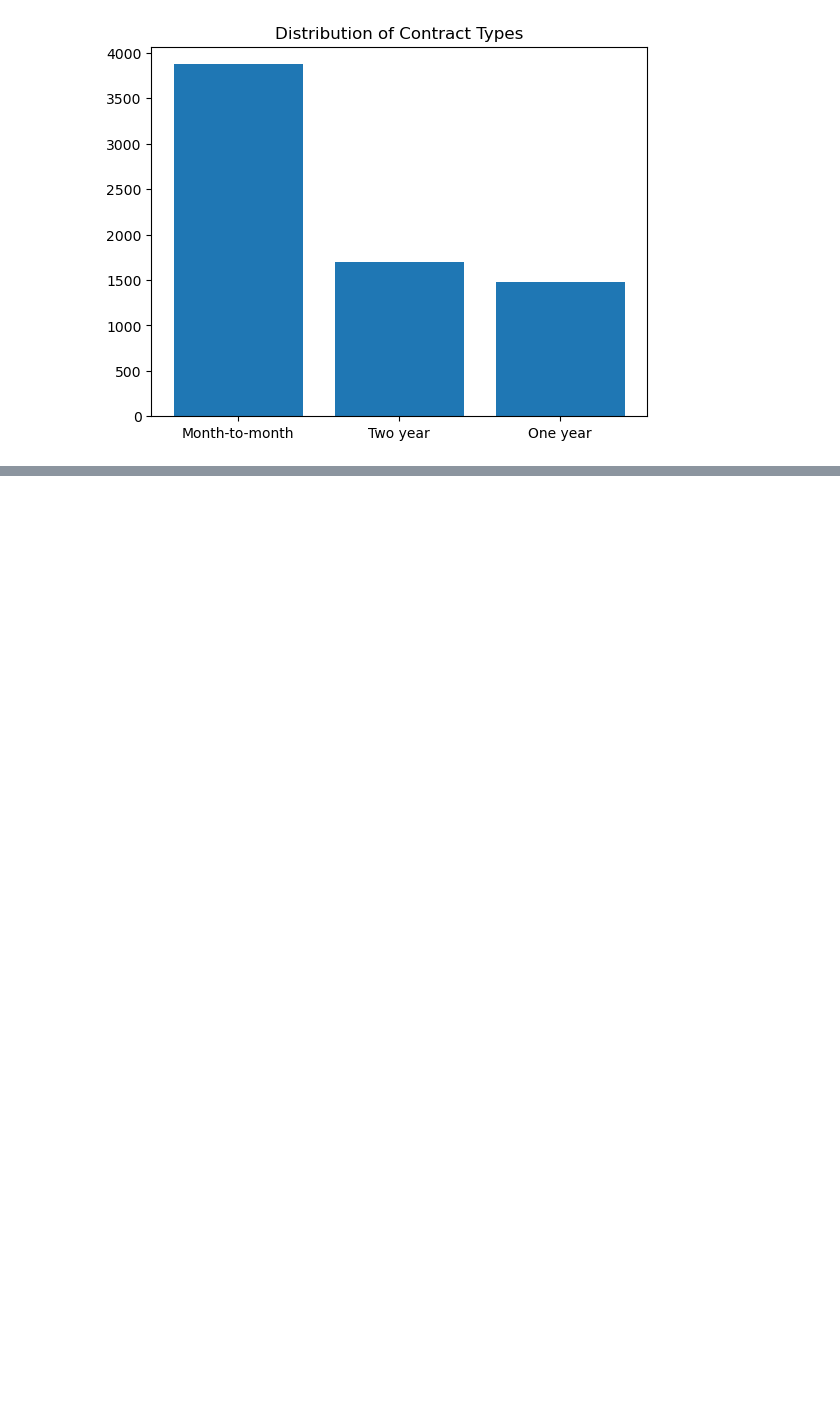
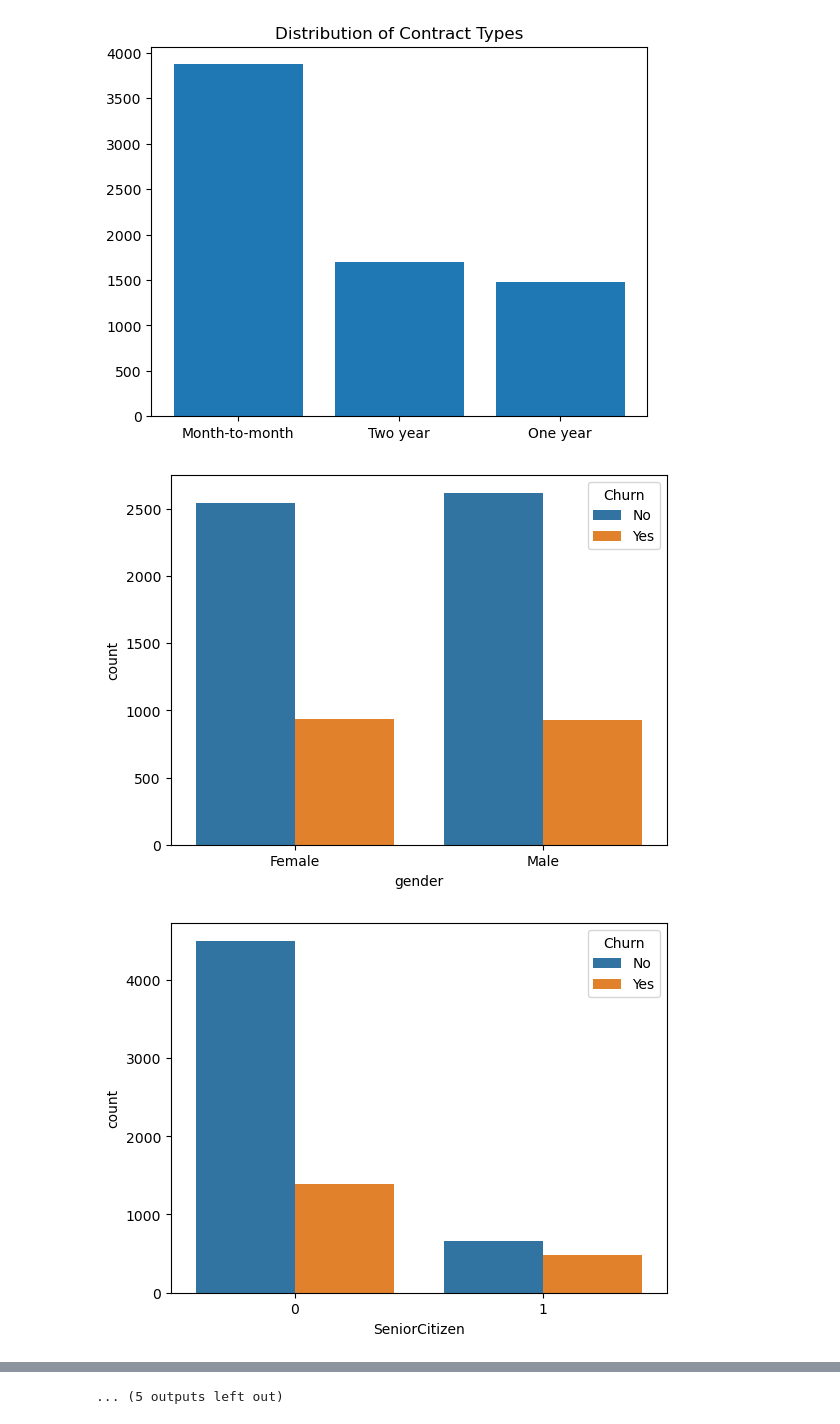
Before and after one commit to DaneFanalyst/telco_churn, a Jupyter notebook: churn.ipynb, the cells around one changed output, grey strips where cells are left out. Saved outputs shown, nothing was run; the diff lists cells and outputs as text; code cells hidden in the pictures; blank space fills up the shorter version.

```diff
--- a/churn.ipynb
+++ b/churn.ipynb
@@ -71,0 +81,3 @@ Name: Churn, dtype: int64
+# %%
+Telco['TotalCharges'] = pd.to_numeric(Telco['TotalCharges'], errors="coerce")
+Telco.isnull().sum()
@@ -71,0 +117,2 @@ Name: Churn, dtype: int64
+# %%
+Telco.dropna(how = 'any', inplace = True)
@@ -71,0 +128,4 @@ Name: Churn, dtype: int64
+# %%
+labels = ["{0} - {1}".format(i, i+11) for i in range(1, 72, 12)]
+Telco['TenureGroup'] = pd.cut(Telco['tenure'], range(1, 75, 12), right=False, labels=labels)
+Telco.head(5)
@@ -71,0 +139,2 @@ Name: Churn, dtype: int64
+# %%
+Telco.drop(columns=['customerID', 'tenure'], inplace=True)
@@ -76,3 +167,10 @@ plt.title('Distribution of Contract Types')
 plt.show()
 # %% [output]
 [figure]
+# %%
+for i, factor in enumerate(Telco.drop(columns=['Churn', 'TotalCharges', 'MonthlyCharges'])):
+    plt.figure(i)
+    sns.countplot(data=Telco, x=factor, hue='Churn')
+# %% [output]
+[figure, added]
+[figure, added]
@@ -78,0 +187 @@ plt.show()
+... (5 outputs left out)
```
Also changed, not shown: parts of 20 cells of this notebook.
